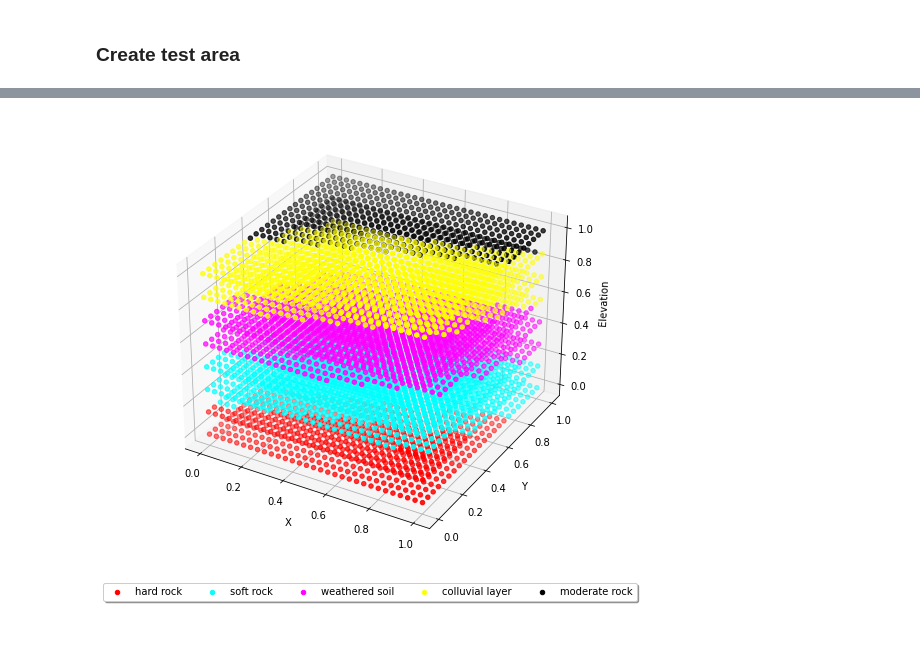
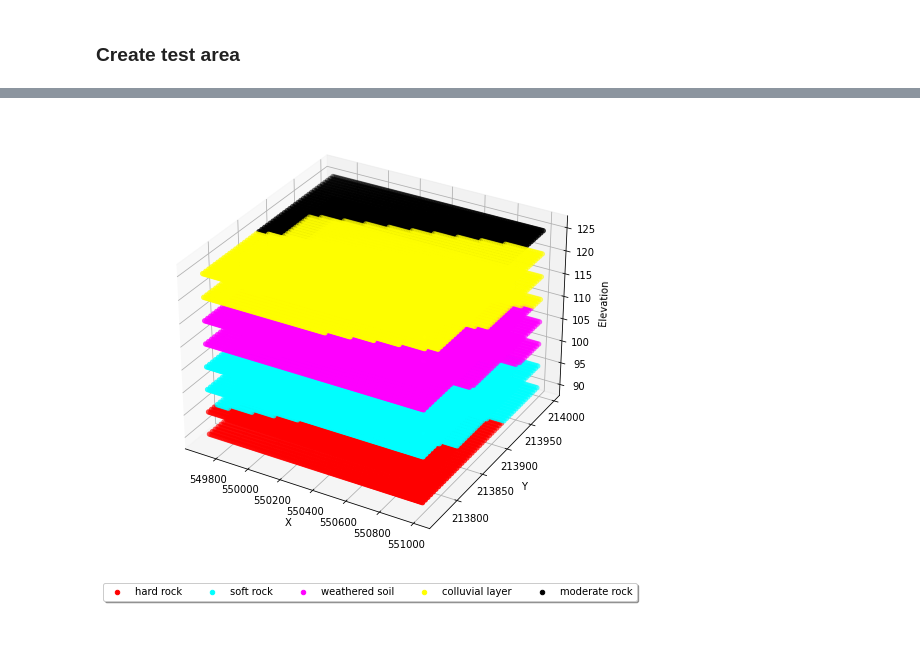
Before and after one commit to daitranskku/soil_properties, a Jupyter notebook: regression_models.ipynb, the cells around one changed output, grey strips where cells are left out. Drawn from its saved outputs; the diff is of its cells as text; code cells hidden in the pictures; blank space fills up the shorter version.

```diff
--- a/regression_models.ipynb
+++ b/regression_models.ipynb
@@ -98,7 +101,3 @@ model.fit(normalized_X_train_ntb, y_train_ntb, epochs = 1000, verbose=0)
 <tensorflow.python.keras.callbacks.History at 0x...>
 # %% [markdown]
 ## Predict and 3D visualize
-# %%
-test_location = normalized_X_train_ntb[0]
-# %%
-test_location = np.expand_dims(test_location, axis =0)
@@ -109,2 +103,0 @@ test_location.shape
-# %%
-result = model.predict(test_location)
@@ -117,8 +106,8 @@ int(result)
 # %%
 test_area = np.empty((0,3), int)
 row = np.array([])
-for x in tqdm(range(549699, 550000,10)):
-    for y in range(213765, 214000,10):
+for x in tqdm(range(549699, 551000,10)):
+    for y in range(213765, 214000,5):
         for elevation in range(90, 130, 5):
             row = np.array([x,y,elevation])
             row = np.expand_dims(row,axis=0)
@@ -170,8 +159,10 @@ for k, v in assign_num_list.items():
     labels[v] = k
 # %%
 label_colours = ['blue', 'green', 'red', 'cyan', 'magenta', 'yellow', 'black', 'brown', 'pink']
-# %%
-plot_data(normalized_X_test, results, labels, label_colours)
-plt.show()
-# %% [output]
-[figure, removed]
+# %%
+plot_data(test_area, results, labels, label_colours)
+plt.show()
+# %% [output]
+[figure, added]
+# %% [markdown]
+##
```
Also changed, not shown: parts of 6 cells of this notebook.
